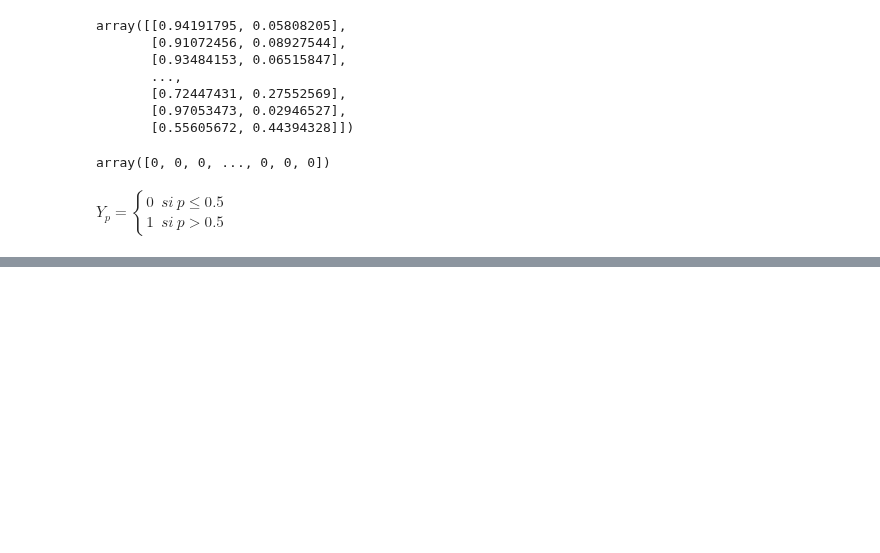
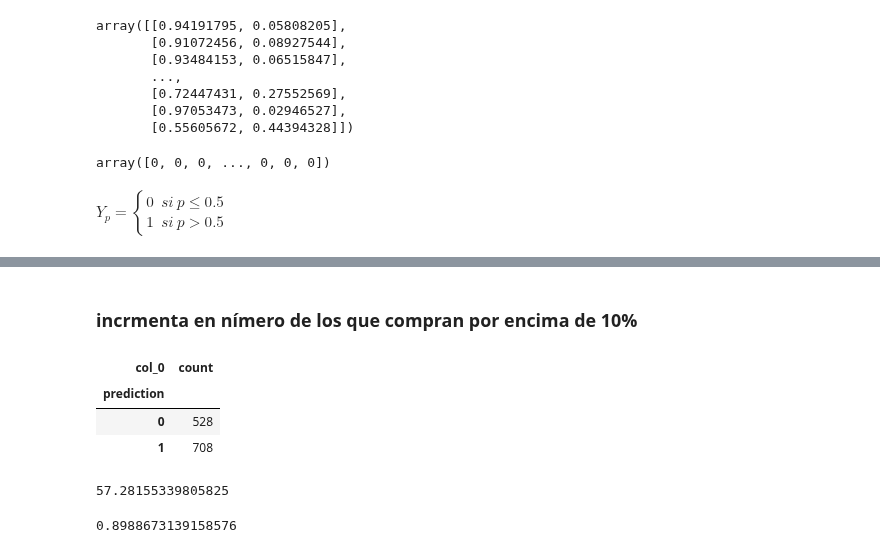
Before and after one commit to Chefi/python-ml-course, a Jupyter notebook: notebooks/Regresion Logistica Mi Notebook.ipynb, the cells around one changed output, grey strips where cells are left out. Saved outputs shown, nothing was run; the diff lists cells and outputs as text; code cells hidden in the pictures; blank space fills up the shorter version.

```diff
--- a/notebooks/Regresion Logistica Mi Notebook.ipynb
+++ b/notebooks/Regresion Logistica Mi Notebook.ipynb
@@ -1294,0 +1350,16 @@ $\displaystyle Y_p = \begin{cases} 0& si\ p\leq 0.5 \\1& si\ p>0.5 \end{cases}$
+# %% [markdown]
+### incrmenta en nímero de los que compran por encima de 10%
+# %%
+threshold = 0.05
+prob_df["prediction"] =np.where(prob_df[0]>threshold,1,0)
+prob_df.head(100)
+pd.crosstab(prob_df.prediction, columns="count")
+# %% [output]
+| col_0 | count |
+| prediction |  |
+| 0 | 528 |
+| 1 | 708 |
+# %%
+708/len(prob_df)*100
+# %% [output]
+57.28155339805825
@@ -1294,0 +1368,4 @@ $\displaystyle Y_p = \begin{cases} 0& si\ p\leq 0.5 \\1& si\ p>0.5 \end{cases}$
+# %%
+metrics.accuracy_score(Y_test, prediction) # Incrementa la accuracy un poco por usar Xtest Xtrain
+# %% [output]
+0.8988673139158576
```
Also changed, not shown: parts of 7 cells of this notebook.
